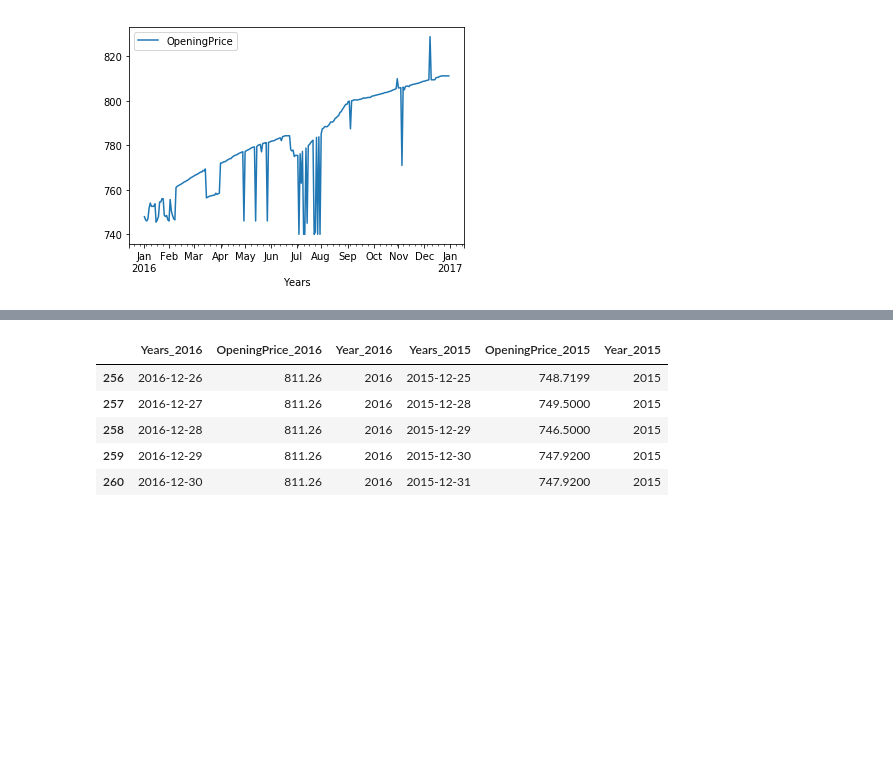
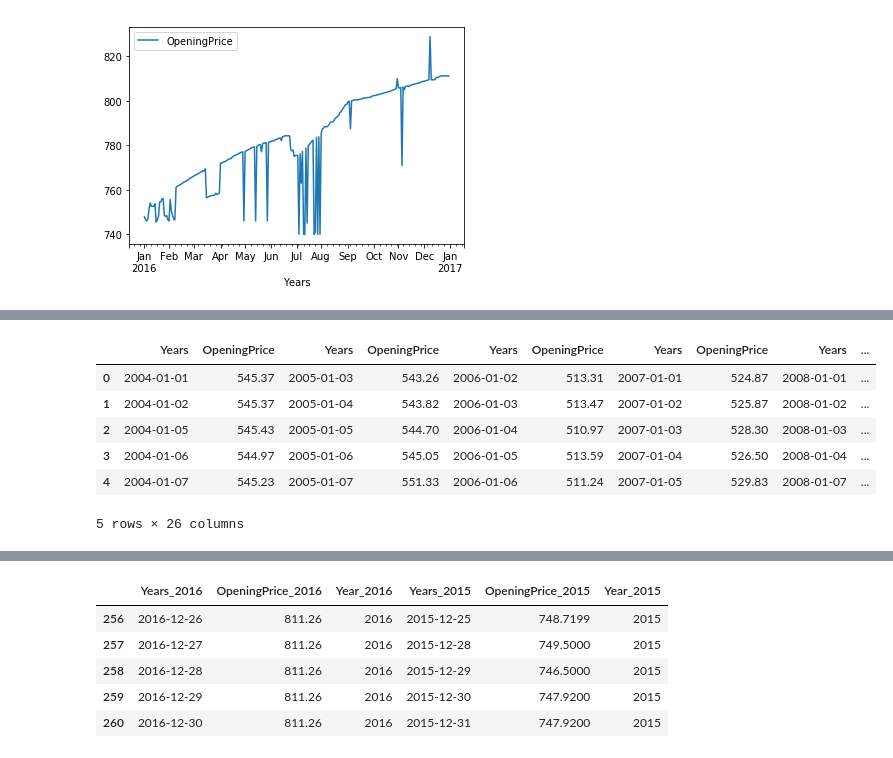
Before and after one commit to mosemb/FrancDollar, a Jupyter notebook: FrancDollar.ipynb, the cells around one changed output, grey strips where cells are left out. Cells and saved outputs as stored; diff of their text form; code cells hidden in the pictures; blank space fills up the shorter version.

```diff
--- a/FrancDollar.ipynb
+++ b/FrancDollar.ipynb
@@ -176,0 +193,10 @@ for i in dfs:
+# %%
+df3.head()
+# %% [output]
+|  | Years | OpeningPrice | Years | OpeningPrice | Years | OpeningPrice | Years | OpeningPrice | Years | ... |
+| 0 | 2004-01-01 | 545.37 | 2005-01-03 | 543.26 | 2006-01-02 | 513.31 | 2007-01-01 | 524.87 | 2008-01-01 | ... |
+| 1 | 2004-01-02 | 545.37 | 2005-01-04 | 543.82 | 2006-01-03 | 513.47 | 2007-01-02 | 525.87 | 2008-01-02 | ... |
+| 2 | 2004-01-05 | 545.43 | 2005-01-05 | 544.70 | 2006-01-04 | 510.97 | 2007-01-03 | 528.30 | 2008-01-03 | ... |
+| 3 | 2004-01-06 | 544.97 | 2005-01-06 | 545.05 | 2006-01-05 | 513.59 | 2007-01-04 | 526.50 | 2008-01-04 | ... |
+| 4 | 2004-01-07 | 545.23 | 2005-01-07 | 551.33 | 2006-01-06 | 511.24 | 2007-01-05 | 529.83 | 2008-01-07 | ... |
+5 rows × 26 columns
```
Also changed, not shown: parts of 12 cells of this notebook.
